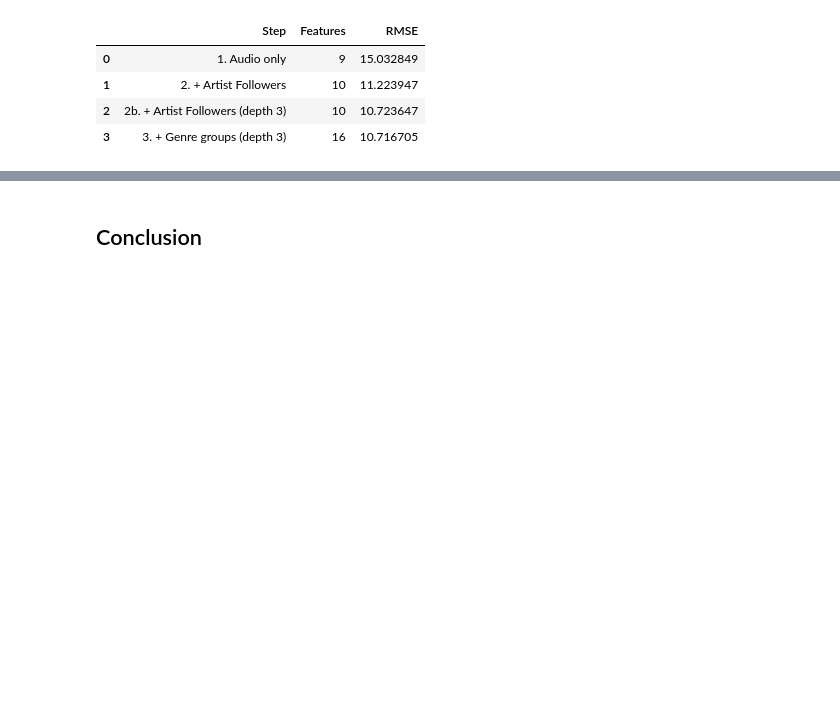
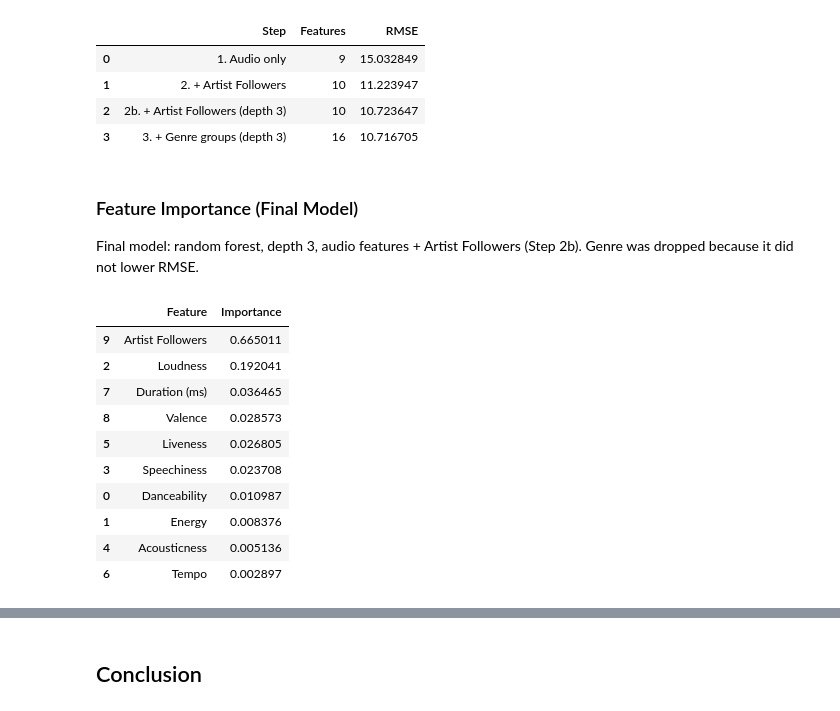
Before and after one commit to cnmi-ds-22/hmsealy___Data-Science-Portofolio-C22-, a Jupyter notebook: Modules/Module_4_Tree_Based_Methods/Projects/Instructions/Project.4-Spotify/Spotify.Pass-10.ipynb, the cells around one changed output, grey strips where cells are left out. Saved outputs shown, nothing was run; the diff lists cells and outputs as text; code cells hidden in the pictures; blank space fills up the shorter version.

```diff
--- a/Modules/Module_4_Tree_Based_Methods/Projects/Instructions/Project.4-Spotify/Spotify.Pass-10.ipynb
+++ b/Modules/Module_4_Tree_Based_Methods/Projects/Instructions/Project.4-Spotify/Spotify.Pass-10.ipynb
@@ -688,3 +688,33 @@ pd.DataFrame(iteration_log)
 | 1 | 2. + Artist Followers | 10 | 11.223947 |
 | 2 | 2b. + Artist Followers (depth 3) | 10 | 10.723647 |
 | 3 | 3. + Genre groups (depth 3) | 16 | 10.716705 |
+# %% [markdown]
+### Feature Importance (Final Model)
+Final model: random forest, depth 3, audio features + Artist Followers (Step 2b).
+Genre was dropped because it did not lower RMSE.
+# %%
+# Fit the final model once on a fixed split to see which features it relied on
+X_final = p10_clean[step2_cols]
+y_final = p10_clean[target_col]
+
+X_train, X_test, y_train, y_test = train_test_split(X_final, y_final, test_size=0.25, random_state=42)
+final_model = RandomForestRegressor(max_depth=3, n_jobs=-1, random_state=42)
+final_model.fit(X_train, y_train)
+
+# Each feature's share of the error reduction (all shares add up to 1)
+final_importance_df = pd.DataFrame({'Feature': step2_cols,
+                                    'Importance': final_model.feature_importances_})
+final_importance_df = final_importance_df.sort_values('Importance', ascending=False)
+final_importance_df
+# %% [output]
+|  | Feature | Importance |
+| 9 | Artist Followers | 0.665011 |
+| 2 | Loudness | 0.192041 |
+| 7 | Duration (ms) | 0.036465 |
+| 8 | Valence | 0.028573 |
+| 5 | Liveness | 0.026805 |
+| 3 | Speechiness | 0.023708 |
+| 0 | Danceability | 0.010987 |
+| 1 | Energy | 0.008376 |
+| 4 | Acousticness | 0.005136 |
+| 6 | Tempo | 0.002897 |
```
Also changed, not shown: parts of 2 cells of this notebook.
